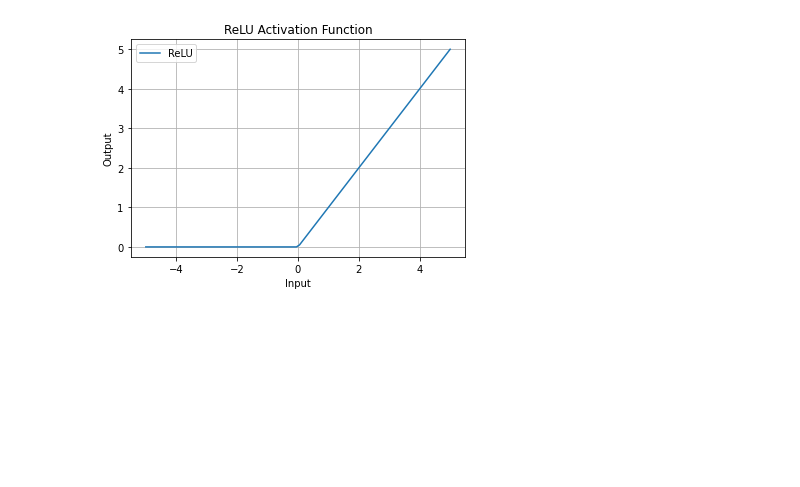
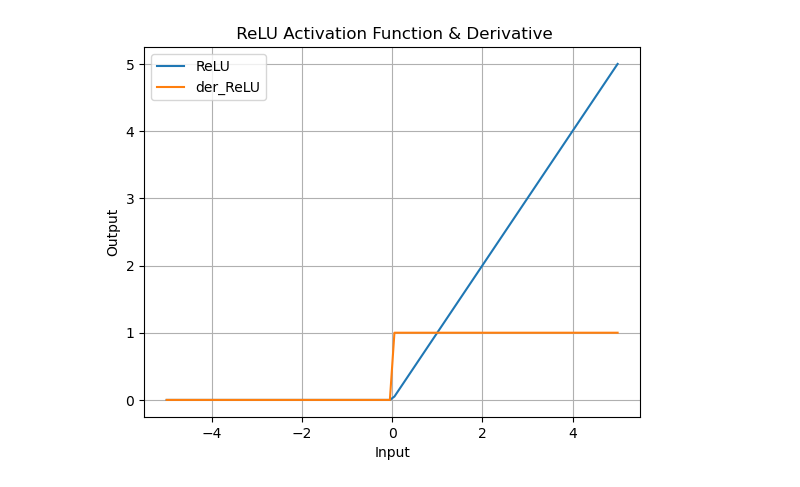
Before and after one commit to gcalbertini/nyu_dl, a Jupyter notebook: homework1/graphs.ipynb, the cells around one changed output. Cells and saved outputs as stored; diff of their text form; code cells hidden in the pictures; blank space fills up the shorter version.

```diff
--- a/homework1/graphs.ipynb
+++ b/homework1/graphs.ipynb
@@ -35,23 +36,27 @@ plt.show()
 # %%
 def ReLU(x):
     data = [max(0, value) for value in x]
     return np.array(data, dtype=float)
 
-    # Generating data For Graph
-x_data = np.linspace(-5, 5, 100)
+def der_ReLU(x):
+  data = [1 if value>0 else 0 for value in x]
+  return np.array(data, dtype=float)
+
+# Generating data For Graph
+x_data = np.linspace(-5,5,100)
 y_data = ReLU(x_data)
-#dy_data = der_leaky_ReLU(x_data)
+dy_data = der_ReLU(x_data)
 
 # Graph
-plt.plot(x_data, y_data)
-plt.title('ReLU Activation Function')
-plt.legend(['ReLU'])
+plt.plot(x_data, y_data, x_data, dy_data)
+plt.title(' ReLU Activation Function & Derivative')
+plt.legend(['ReLU','der_ReLU'])
 plt.grid()
 plt.xlabel('Input')
 plt.ylabel('Output')
 plt.savefig("relu.jpg")
 plt.show()
 # %% [output]
-[figure, old version]
+[figure, new version]
 # %%
 def softplus(x, beta):
```
Also changed, not shown: parts of 3 cells of this notebook, 7 other files.
